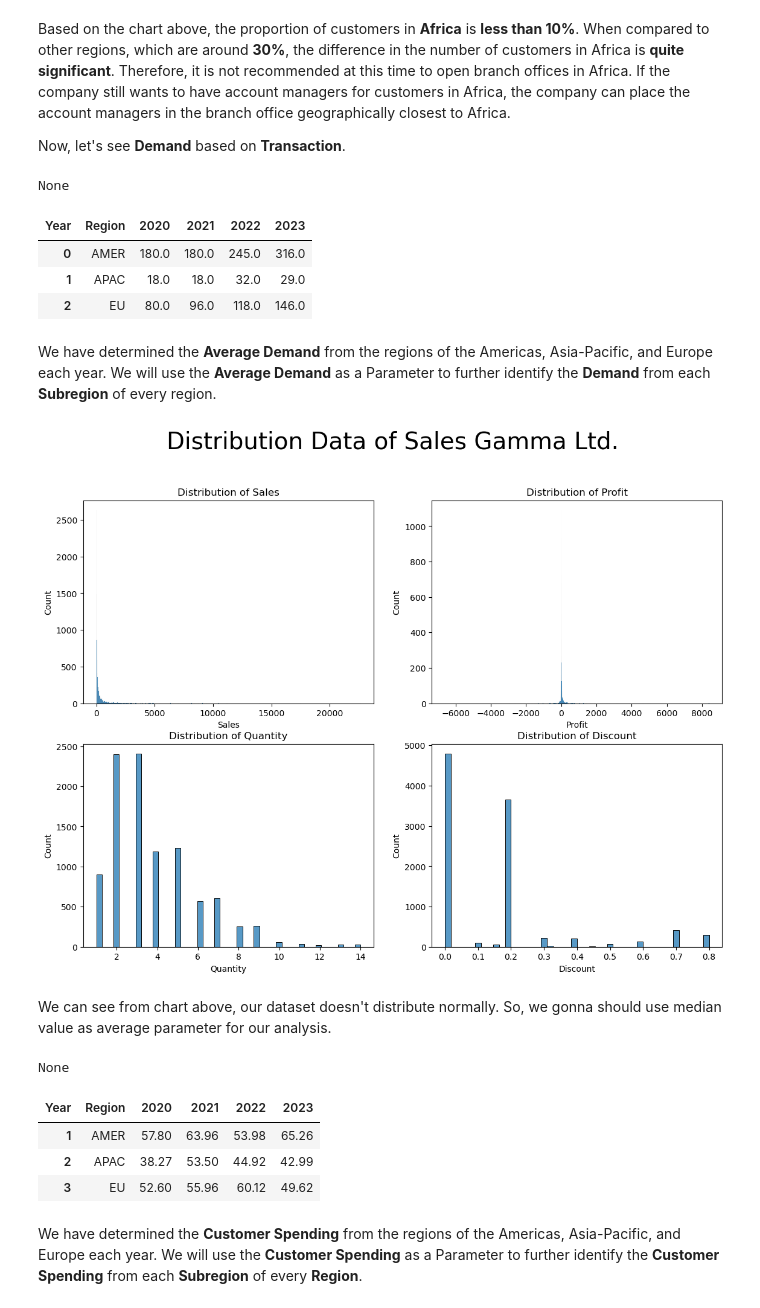
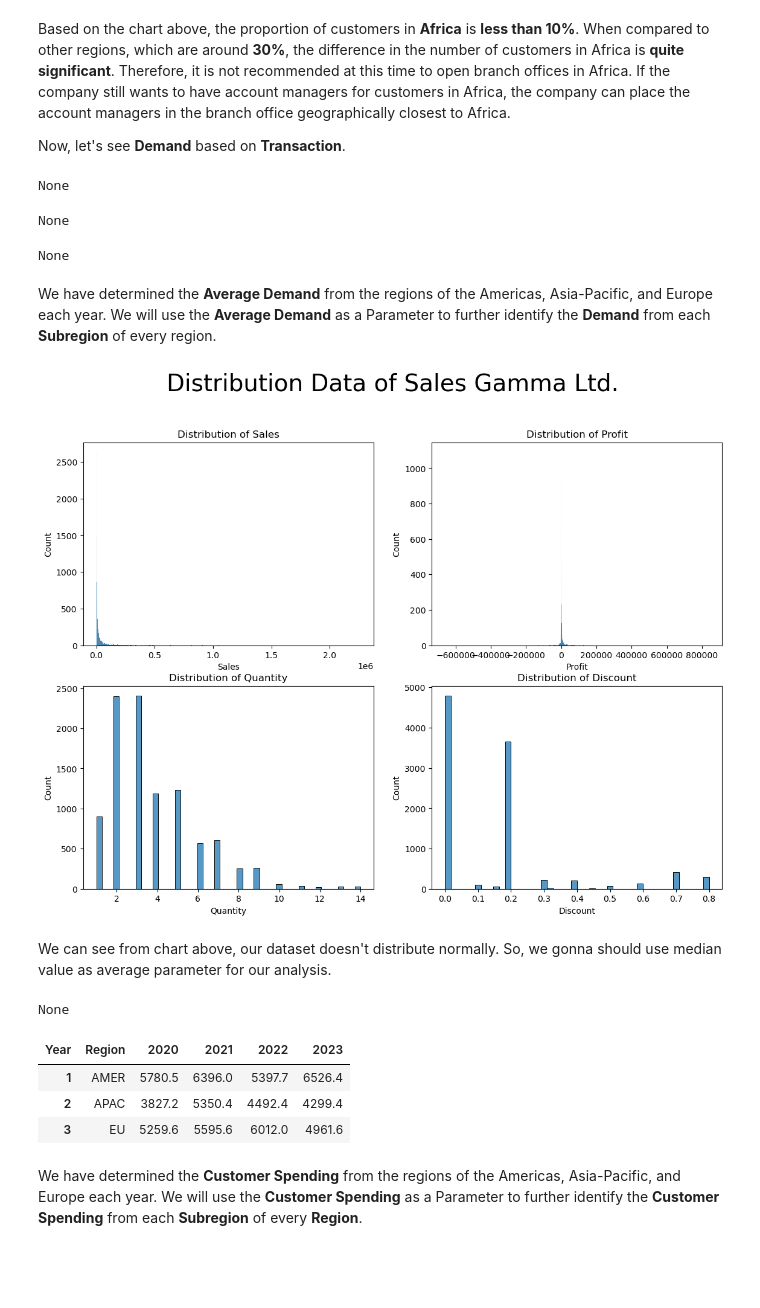
Before and after one commit to nickscoffee/gammaproject, a Jupyter notebook: Shidqi_Capstone Project Module 2_JCDS 0406-011.ipynb, the cells around one changed output. Saved outputs shown, nothing was run; the diff lists cells and outputs as text; code cells hidden in the pictures; blank space fills up the shorter version.

```diff
--- a/Shidqi_Capstone Project Module 2_JCDS 0406-011.ipynb
+++ b/Shidqi_Capstone Project Module 2_JCDS 0406-011.ipynb
@@ -146,6 +146,10 @@ source['Date Key'] = source['Order Date'].dt.year.astype('object')
 #Rename Date Key become Year
 source = source.rename(columns={'Date Key':'Year'})
 
+#Multiply Sales and Profit
+source['Sales'] = source['Sales']*100
+source['Profit'] = source['Profit']*100
+
 #Make Row ID as Index
 source.set_index('Row ID', inplace=True)
 
@@ -667,21 +671,21 @@ demand.drop('index', axis=1, inplace=True)
 
 #Create pivot table for examine Average Demand on Every Region
 average_demand = demand.pivot_table(values='Demand', index='Region', columns='Year', aggfunc='median')
-average_demand = average_demand.round(0)
+average_demand = average_demand.round(0).astype(int)
+average_demand.columns.name = None
 average_demand.reset_index(inplace=True)
 
 #Create Bar Chart
-fig_demand = px.bar(average_demand, x='Region', y=[c for c in average_demand.columns if c != 'Region'],
-             title='Average Demand per Year and Region',
-             labels={'value': 'Demand', 'variable': 'Year'},
-             barmode='group')
-display(fig_demand.show(), average_demand)
+for region in average_demand['Region'].unique():
+    demand_region = average_demand[average_demand['Region'] == region]
+    fig_demand_region = px.bar(demand_region, x='Region', y=[c for c in average_demand.columns if c != 'Region'], title=f'Average Demand per Year for {region}',
+                               labels= {'value':'Demand', 'variable':'Year'},
+                               barmode='group')
+    display(fig_demand_region.show())
 # %% [output]
 None
-| Year | Region | 2020 | 2021 | 2022 | 2023 |
-| 0 | AMER | 180.0 | 180.0 | 245.0 | 316.0 |
-| 1 | APAC | 18.0 | 18.0 | 32.0 | 29.0 |
-| 2 | EU | 80.0 | 96.0 | 118.0 | 146.0 |
+None
+None
 # %% [markdown]
 We have determined the **Average Demand** from the regions of the Americas, Asia-Pacific, and Europe each year. We will use the **Average Demand** as a Parameter to further identify the **Demand** from each **Subregion** of every region.
 # %%
@@ -703,28 +707,28 @@ for d in range(n_rows):
 plt.suptitle('Distribution Data of Sales Gamma Ltd.', size=28, y=1.00)
 plt.show()
 # %% [output]
-[figure, old version]
+[figure, new version]
 # %% [markdown]
 We can see from chart above, our dataset doesn't distribute normally. So, we gonna should use median value as average parameter for our analysis.
 # %%
 #Compute Customer Spending Every Region
-median_sales = source.pivot_table(index='Region', columns='Year', values='Sales', aggfunc='median')
-median_sales.reset_index(inplace=True)
-median_sales = median_sales[1:]
-median_sales = median_sales.round(2)
+customer_spending = source.pivot_table(index='Region', columns='Year', values='Sales', aggfunc='median')
+customer_spending.reset_index(inplace=True)
+customer_spending = customer_spending[1:]
+customer_spending = customer_spending.round(2)
 
 #Create Bar Chart
-fig_spending = px.bar(median_sales, x='Region', y=[c for c in median_sales.columns if c != 'Region'],
+fig_spending = px.bar(customer_spending, x='Region', y=[c for c in customer_spending.columns if c != 'Region'],
              title='Spending Customer per Year and Region in thousand USD',
              labels={'value': 'Customer Spending', 'variable': 'Year'},
              barmode='group')
-display(fig_spending.show(), median_sales)
+display(fig_spending.show(), customer_spending)
 # %% [output]
 None
 | Year | Region | 2020 | 2021 | 2022 | 2023 |
-| 1 | AMER | 57.80 | 63.96 | 53.98 | 65.26 |
-| 2 | APAC | 38.27 | 53.50 | 44.92 | 42.99 |
-| 3 | EU | 52.60 | 55.96 | 60.12 | 49.62 |
+| 1 | AMER | 5780.5 | 6396.0 | 5397.7 | 6526.4 |
+| 2 | APAC | 3827.2 | 5350.4 | 4492.4 | 4299.4 |
+| 3 | EU | 5259.6 | 5595.6 | 6012.0 | 4961.6 |
 # %% [markdown]
 We have determined the **Customer Spending** from the regions of the Americas, Asia-Pacific, and Europe each year. We will use the **Customer Spending** as a Parameter to further identify the **Customer Spending** from each **Subregion** of every **Region**.
 # %% [markdown]
```
Also changed, not shown: parts of 21 cells of this notebook.
